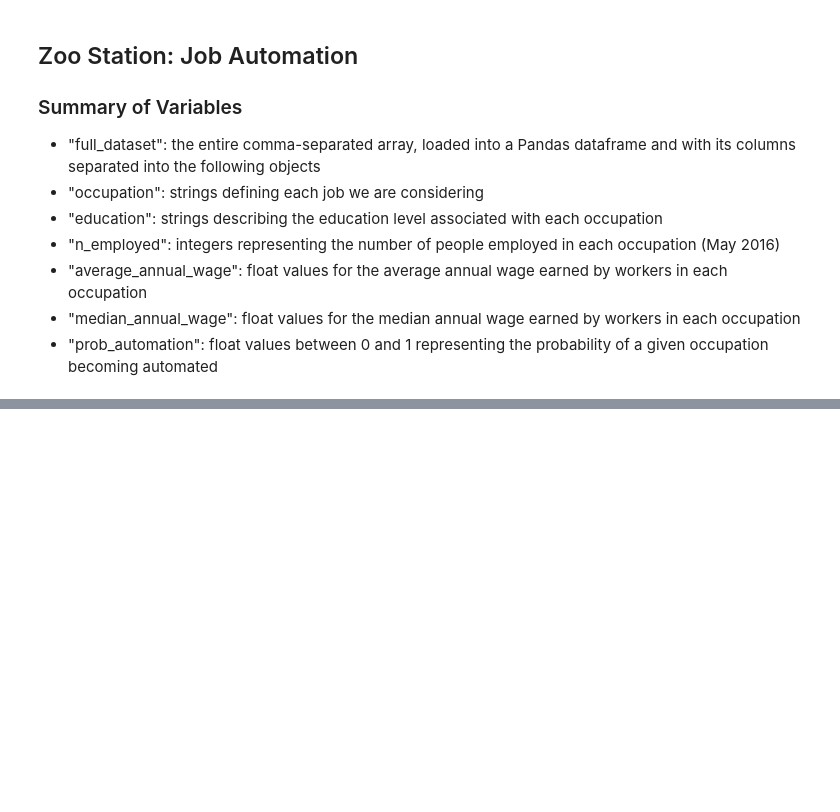
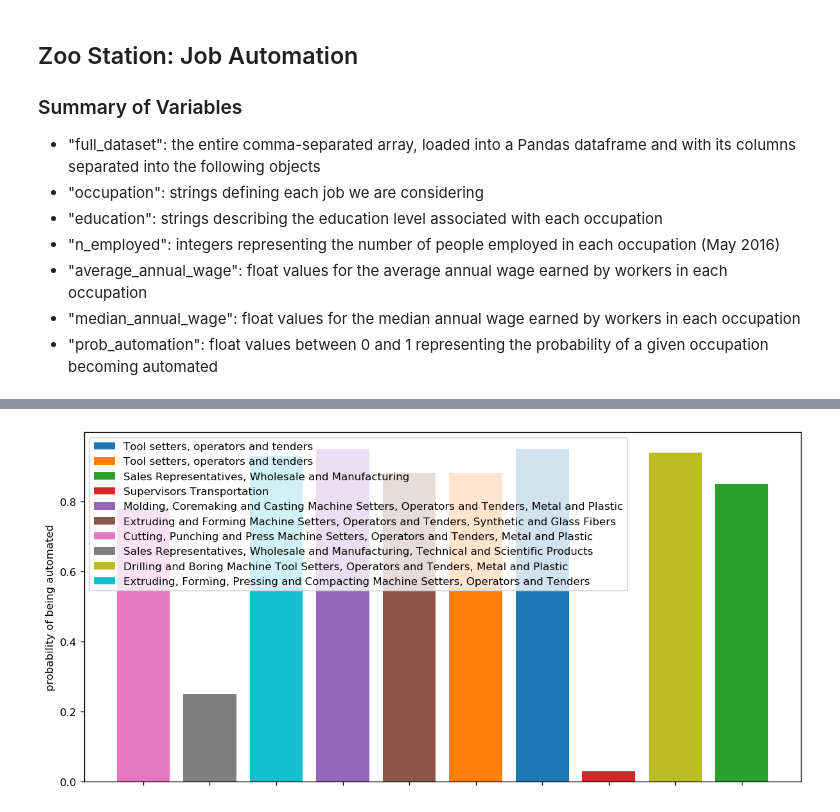
Before and after one commit to dennis-l/DataScienceForPublicGood, a Jupyter notebook: JobAutomation/DSforPG_ProbJobAutomation.ipynb, the cells around one changed output, grey strips where cells are left out. Saved outputs shown, nothing was run; the diff lists cells and outputs as text; code cells hidden in the pictures; blank space fills up the shorter version.

Commit message:
add some rough initial exploration of the dataset, needs commenting

```diff
--- a/JobAutomation/DSforPG_ProbJobAutomation.ipynb
+++ b/JobAutomation/DSforPG_ProbJobAutomation.ipynb
@@ -24,0 +61,23 @@ prob_automation = full_dataset['probability']
+# %%
+## make a bar chart
+
+ys = full_dataset.iloc[:10]['prob']
+xs = np.arange(len(ys)) ## dummy x values
+random.shuffle(xs) ## make it extra hard to read the plot
+xlabels = full_dataset.iloc[:10]['short occupation'].values
+for i,(x,y,label) in enumerate(zip(xs,ys,xlabels)):
+    plt.bar(x,y,color='C%d'%i,label=label)
+
+## set axis labels, etc.
+ax = plt.gca()
+ax.set_xticks(xs)
+ax.set_xticklabels([])
+#ax.set_xticklabels(xlabels,rotation=-90)
+ax.set_ylabel('probability of being automated')
+ax.legend()
+## resize figure for visibility
+fig = plt.gcf()
+fig.set_size_inches(12,6)
+fig.set_dpi(120)
+# %% [output]
+[figure, added]
```
Also changed, not shown: parts of 21 cells of this notebook.
